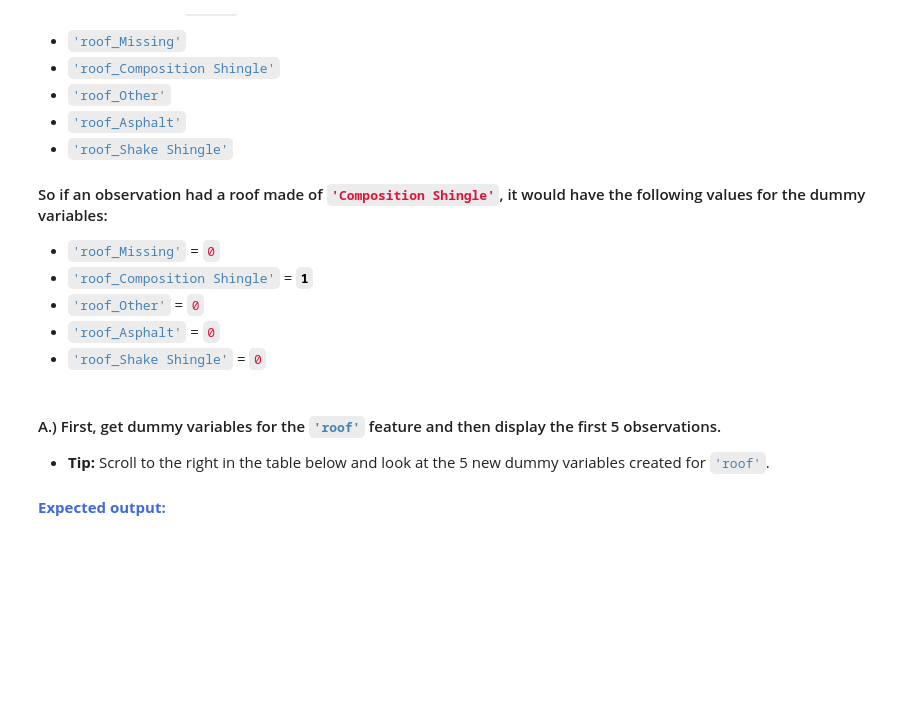
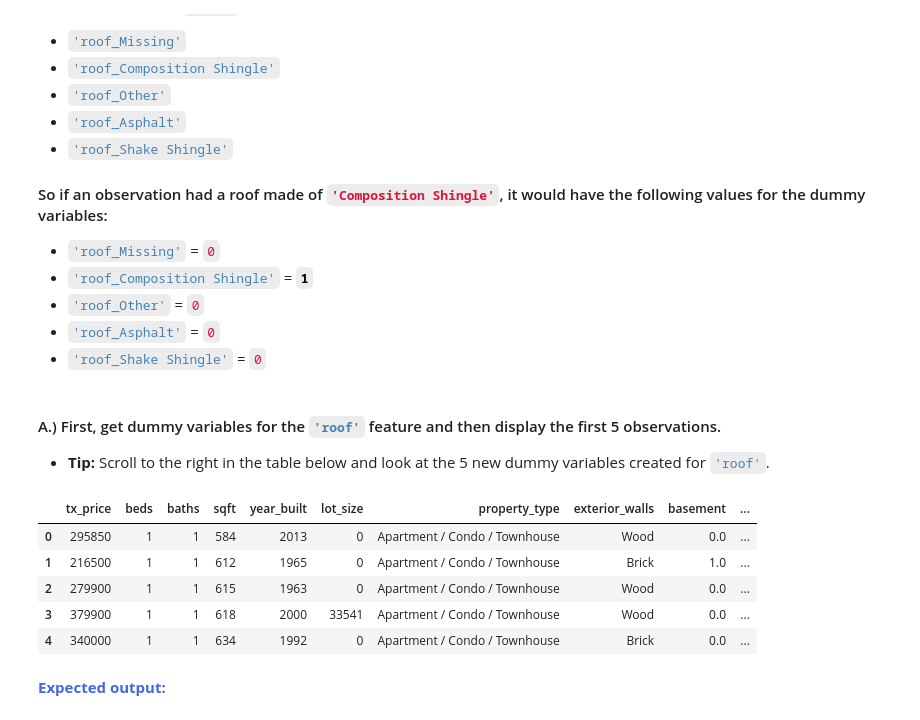
Before and after one commit to cedricsoares/elite_data_science, a Jupyter notebook: 3 - Workbook - Feature Engineering.ipynb, the cells around one changed output. Cells and saved outputs as stored; diff of their text form; code cells hidden in the pictures; blank space fills up the shorter version.

```diff
--- a/3 - Workbook - Feature Engineering.ipynb
+++ b/3 - Workbook - Feature Engineering.ipynb
@@ -320,6 +400,15 @@ For example, for the <code style="color:steelblue">'roof'</code> feature (after
 # %% [markdown]
 #### A.) First, get dummy variables for the <code style="color:steelblue">'roof'</code> feature and then display the first 5 observations.
 * **Tip:** Scroll to the right in the table below and look at the 5 new dummy variables created for <code style="color:steelblue">'roof'</code>.
+# %%
+pd.get_dummies(df, columns=['roof']).head()
+# %% [output]
+|  | tx_price | beds | baths | sqft | year_built | lot_size | property_type | exterior_walls | basement | ... |
+| 0 | 295850 | 1 | 1 | 584 | 2013 | 0 | Apartment / Condo / Townhouse | Wood | 0.0 | ... |
+| 1 | 216500 | 1 | 1 | 612 | 1965 | 0 | Apartment / Condo / Townhouse | Brick | 1.0 | ... |
+| 2 | 279900 | 1 | 1 | 615 | 1963 | 0 | Apartment / Condo / Townhouse | Wood | 0.0 | ... |
+| 3 | 379900 | 1 | 1 | 618 | 2000 | 33541 | Apartment / Condo / Townhouse | Wood | 0.0 | ... |
+| 4 | 340000 | 1 | 1 | 634 | 1992 | 0 | Apartment / Condo / Townhouse | Brick | 0.0 | ... |
 # %% [markdown]
 <strong style="color:RoyalBlue">Expected output:</strong>
 # %% [markdown]
```
Also changed, not shown: parts of 21 cells of this notebook.
